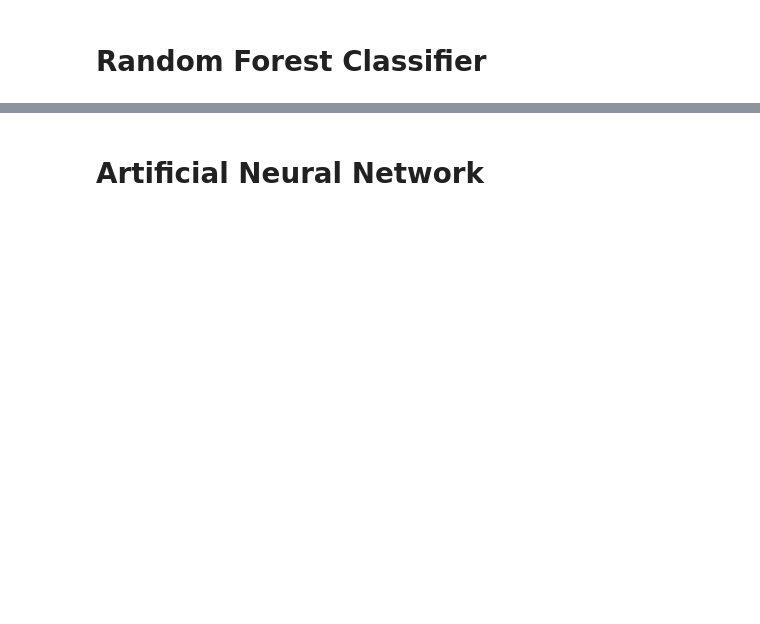
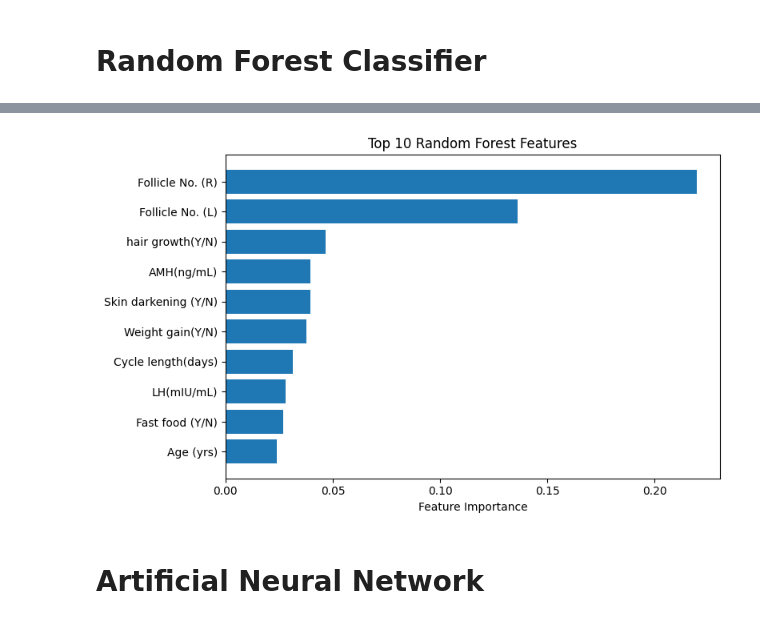
Before and after one commit to AleksandraZecevic/PCOS_diagnosis_ML, a Jupyter notebook: PCOS_Diagnosis.ipynb, the cells around one changed output, grey strips where cells are left out. Drawn from its saved outputs; the diff is of its cells as text; code cells hidden in the pictures; blank space fills up the shorter version.

Commit message:
7th commit - First version of Random Forest is done

```diff
--- a/PCOS_Diagnosis.ipynb
+++ b/PCOS_Diagnosis.ipynb
@@ -395,2 +429,17 @@ Experiment logged successfully! Feature set: all_features
+# %%
+top_k = 10
+indices = sorted_indices[:top_k]
+
+plt.figure(figsize=(8, 5))
+plt.barh(
+    np.array(feature_names)[indices][::-1],
+    feature_importances[indices][::-1]
+)
+plt.xlabel("Feature Importance")
+plt.title("Top 10 Random Forest Features")
+plt.tight_layout()
+plt.show()
+# %% [output]
+[figure, added]
 # %% [markdown]
 # Artificial Neural Network
```
Also changed, not shown: parts of 17 cells of this notebook.
